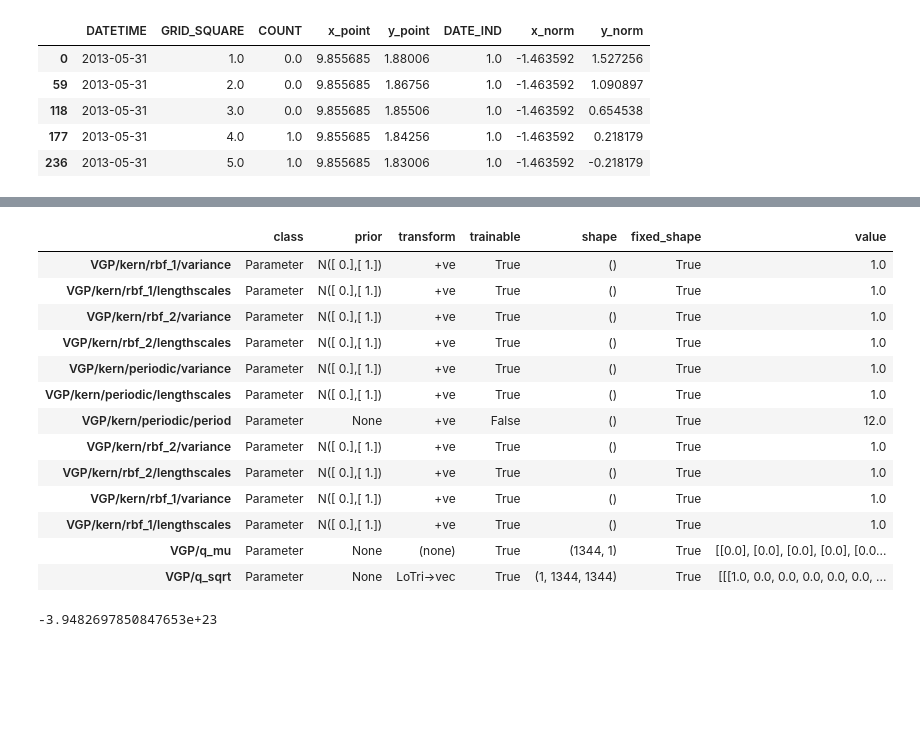
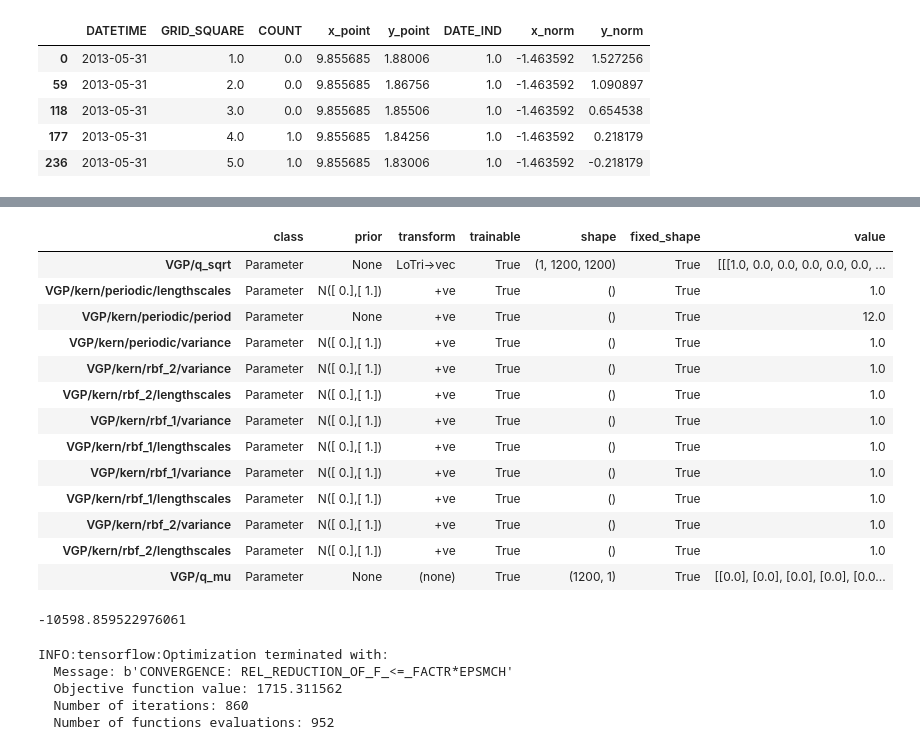
Before and after one commit to sar2160/GP, a Jupyter notebook: GP-Grid-Mean-Function.ipynb, the cells around one changed output, grey strips where cells are left out. Cells and saved outputs as stored; diff of their text form; code cells hidden in the pictures; blank space fills up the shorter version.

```diff
--- a/GP-Grid-Mean-Function.ipynb
+++ b/GP-Grid-Mean-Function.ipynb
@@ -6,6 +7,6 @@ import matplotlib.pyplot as plt
 %matplotlib inline
 # %%
-crashes = pd.read_csv('../data/gp_grid_parkslope.csv')
+crashes = pd.read_csv('data/gp_grid_parkslope.csv')
 
 n = len(crashes)
 crashes.drop(crashes.columns[0], inplace = True, axis = 1)
@@ -42,11 +34,11 @@ pop[pop['NTA Name'] == 'Park Slope-Gowanus']
 
 per_100k = 696.6 / 12 # for months
 per_cap  = per_100k / 100000
-per_cap
+e_s = (39.270244500000004 / crashes.GRID_SQUARE.max()) # equally distribute pop among grid cells
 
-e_s = pop[pop['NTA Name'] == 'Park Slope-Gowanus'].Population.values[0] * per_cap
+#e_s = pop[pop['NTA Name'] == 'Park Slope-Gowanus'].Population.values[0] * per_cap
 
 crashes['e_s'] = e_s
 
-crashes.head()
+crashes.set_index('DATETIME', inplace = True)
 #historical.groupby('BOROUGH')['NUMBER OF PEDESTRIANS INJURED'].sum()
@@ -60,65 +45,65 @@ crashes.head()
 # %%
-dat = crashes[(crashes.DATE_IND > 20) & (crashes.DATE_IND < 49)]
+dat = crashes.loc['2015-03-31':'2017-03-31']
 
 
-X = np.vstack([dat.DATE_IND.values.ravel(), dat.x_point.ravel(), dat.y_point.ravel(), dat.e_s.ravel()]).T
+X = np.vstack([dat.DATE_IND.values.ravel(), dat.x_point.ravel(), dat.y_point.ravel()]).T
 y = dat.COUNT.values.reshape((len(dat),1))
 # %%
 use_priors = True
 
 with gpflow.defer_build():
 
-    like = gpflow.likelihoods.Poisson()
+    like = gpflow.likelihoods.Poisson(binsize = e_s)
     kern_s_effect = gpflow.kernels.RBF(2, active_dims=[1,2], name='space_effect')
     kern_t_effect = gpflow.kernels.RBF(1, active_dims=[0], name='time_effect')
 
     ## Will have to write custom kernel to match Flaxman 2014
     kern_p_effect = gpflow.kernels.Periodic(1, active_dims=[0], name = 'periodic_effect')
     kern_st_effect = gpflow.kernels.Product([kern_s_effect ,kern_t_effect])
 
     full_kern =  kern_t_effect + kern_s_effect + kern_p_effect + kern_st_effect
 
     mean = gpflow.mean_functions.Identity(input_dim = 3)
 
-    m = gpflow.models.VGP(X, y, full_kern,  likelihood = like, mean_function = mean)
+    m = gpflow.models.VGP(X, y, full_kern,  likelihood = like, mean_function = None)
 
     m.kern.periodic.period = 12
-    m.kern.periodic.period.trainable = False
+    m.kern.periodic.period.trainable = True
 
     normal_prior = gpflow.priors.Gaussian(mu = 0 , var = 1)
     if use_priors:
         m.kern.rbf_1.variance.prior    = normal_prior
         m.kern.periodic.variance.prior = normal_prior
         m.kern.rbf_2.variance.prior    = normal_prior
 
         m.kern.rbf_1.lengthscales.prior = normal_prior
         m.kern.rbf_2.lengthscales.prior = normal_prior
         m.kern.periodic.lengthscales.prior = normal_prior
 
 
 m.as_pandas_table()
 # %% [output]
 |  | class | prior | transform | trainable | shape | fixed_shape | value |
+| VGP/q_sqrt | Parameter | None | LoTri->vec | True | (1, 1200, 1200) | True | [[[1.0, 0.0, 0.0, 0.0, 0.0, 0.0, ... |
+| VGP/kern/periodic/lengthscales | Parameter | N([ 0.],[ 1.]) | +ve | True | () | True | 1.0 |
+| VGP/kern/periodic/period | Parameter | None | +ve | True | () | True | 12.0 |
+| VGP/kern/periodic/variance | Parameter | N([ 0.],[ 1.]) | +ve | True | () | True | 1.0 |
+| VGP/kern/rbf_2/variance | Parameter | N([ 0.],[ 1.]) | +ve | True | () | True | 1.0 |
+| VGP/kern/rbf_2/lengthscales | Parameter | N([ 0.],[ 1.]) | +ve | True | () | True | 1.0 |
+| VGP/kern/rbf_1/variance | Parameter | N([ 0.],[ 1.]) | +ve | True | () | True | 1.0 |
+| VGP/kern/rbf_1/lengthscales | Parameter | N([ 0.],[ 1.]) | +ve | True | () | True | 1.0 |
 | VGP/kern/rbf_1/variance | Parameter | N([ 0.],[ 1.]) | +ve | True | () | True | 1.0 |
 | VGP/kern/rbf_1/lengthscales | Parameter | N([ 0.],[ 1.]) | +ve | True | () | True | 1.0 |
 | VGP/kern/rbf_2/variance | Parameter | N([ 0.],[ 1.]) | +ve | True | () | True | 1.0 |
 | VGP/kern/rbf_2/lengthscales | Parameter | N([ 0.],[ 1.]) | +ve | True | () | True | 1.0 |
-| VGP/kern/periodic/variance | Parameter | N([ 0.],[ 1.]) | +ve | True | () | True | 1.0 |
-| VGP/kern/periodic/lengthscales | Parameter | N([ 0.],[ 1.]) | +ve | True | () | True | 1.0 |
-| VGP/kern/periodic/period | Parameter | None | +ve | False | () | True | 12.0 |
-| VGP/kern/rbf_2/variance | Parameter | N([ 0.],[ 1.]) | +ve | True | () | True | 1.0 |
-| VGP/kern/rbf_2/lengthscales | Parameter | N([ 0.],[ 1.]) | +ve | True | () | True | 1.0 |
-| VGP/kern/rbf_1/variance | Parameter | N([ 0.],[ 1.]) | +ve | True | () | True | 1.0 |
-| VGP/kern/rbf_1/lengthscales | Parameter | N([ 0.],[ 1.]) | +ve | True | () | True | 1.0 |
-| VGP/q_mu | Parameter | None | (none) | True | (1344, 1) | True | [[0.0], [0.0], [0.0], [0.0], [0.0... |
-| VGP/q_sqrt | Parameter | None | LoTri->vec | True | (1, 1344, 1344) | True | [[[1.0, 0.0, 0.0, 0.0, 0.0, 0.0, ... |
+| VGP/q_mu | Parameter | None | (none) | True | (1200, 1) | True | [[0.0], [0.0], [0.0], [0.0], [0.0... |
 # %%
 m.compile()
 opt = gpflow.train.ScipyOptimizer()
 # %%
 m.compute_log_likelihood()
 # %% [output]
--3.9482697850847653e+23
+-10598.859522976061
 # %%
 #opt.minimize(m, maxiter = 1000)
 # %%
@@ -129,6 +114,12 @@ custom_config.numerics.jitter_level = 1e-6
 
 with gpflow.settings.temp_settings(custom_config):
      opt.minimize(m, maxiter=1000)
+# %% [output]
+INFO:tensorflow:Optimization terminated with:
+  Message: b'CONVERGENCE: REL_REDUCTION_OF_F_<=_FACTR*EPSMCH'
+  Objective function value: 1715.311562
+  Number of iterations: 860
+  Number of functions evaluations: 952
 # %%
 m.as_pandas_table()
 # %% [output]
```
Also changed, not shown: parts of 10 cells of this notebook.
